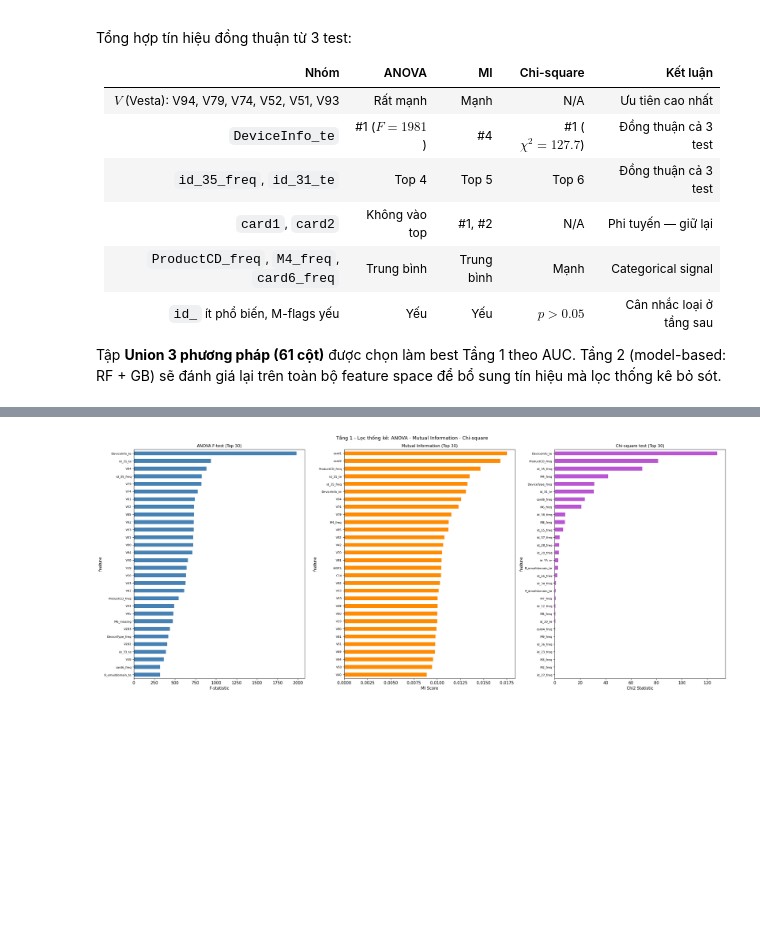
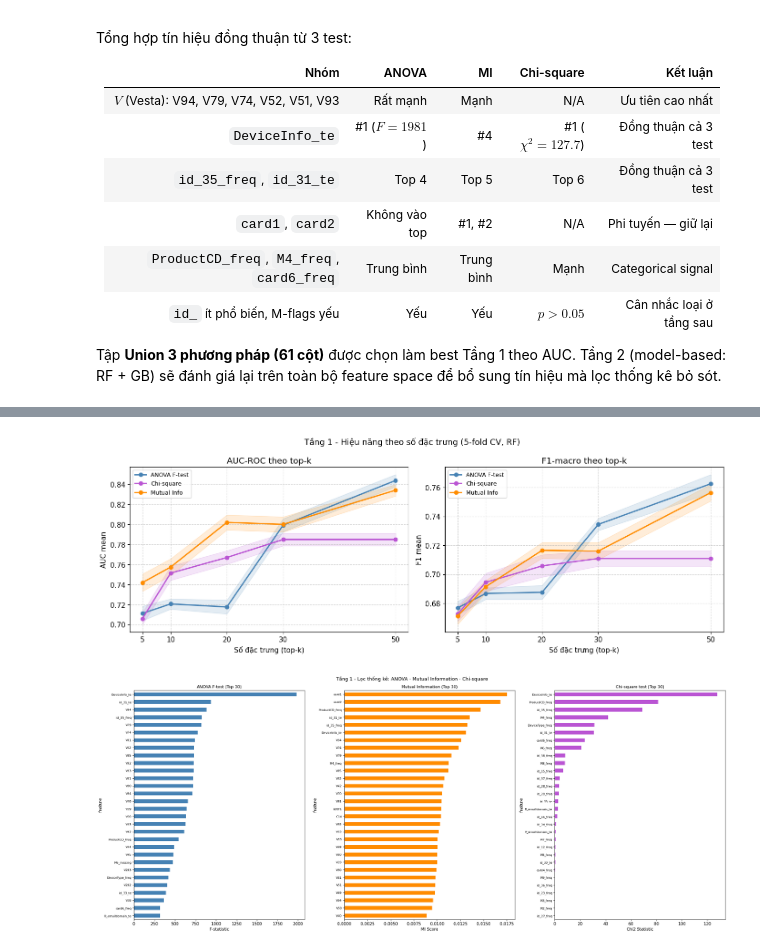
Before and after one commit to phamphuhoa-23/datapreprocessing, a Jupyter notebook: Source/notebooks/05_preprocessing_tabular.ipynb, the cells around one changed output, grey strips where cells are left out. Drawn from its saved outputs; the diff is of its cells as text; code cells hidden in the pictures; blank space fills up the shorter version.

```diff
--- a/Source/notebooks/05_preprocessing_tabular.ipynb
+++ b/Source/notebooks/05_preprocessing_tabular.ipynb
@@ -1965,3 +1966,75 @@ Tổng hợp tín hiệu đồng thuận từ 3 test:
 | `id_` ít phổ biến, M-flags yếu | Yếu | Yếu | $p > 0.05$ | Cân nhắc loại ở tầng sau |
 
 Tập **Union 3 phương pháp (61 cột)** được chọn làm best Tầng 1 theo AUC. Tầng 2 (model-based: RF + GB) sẽ đánh giá lại trên toàn bộ feature space để bổ sung tín hiệu mà lọc thống kê bỏ sót.
+# %%
+# ── Sweep top-k: hiệu năng theo số lượng đặc trưng ──────────────────────
+print("\n" + "="*60)
+print("TẦNG 1 - SWEEP TOP-K (k = 5, 10, 20, 30, 50)")
+print("="*60)
+
+topk_vals = [5, 10, 20, 30, 50]
+ranked_pools = {
+    'ANOVA F-test': anova_df['feature'].tolist(),
+    'Mutual Info':  mi_df['feature'].tolist(),
+    'Chi-square':   chi2_df['feature'].tolist() if not chi2_df.empty else [],
+}
+
+sweep_rows = []
+for method, pool in ranked_pools.items():
+    if not pool:
+        continue
+    for k in topk_vals:
+        feats_k = [f for f in pool[:k] if f in X_bench_t1.columns]
+        if len(feats_k) < 2:
+            continue
+        with warnings.catch_warnings():
+            warnings.simplefilter("ignore")
+            cv_k = cross_validate(
+                clf_bench, X_bench_t1[feats_k], y_bench_t1,
+                cv=skf,
+                scoring={'auc': 'roc_auc', 'f1': f1_macro},
+                n_jobs=-1
+            )
+        sweep_rows.append({
+            'Phương pháp': method,
+            'k':           k,
+            'AUC mean':    round(cv_k['test_auc'].mean(), 4),
+            'AUC std':     round(cv_k['test_auc'].std(),  4),
+            'F1 mean':     round(cv_k['test_f1'].mean(),  4),
+            'F1 std':      round(cv_k['test_f1'].std(),   4),
+        })
+        print(f"  [{method}] k={k:2d}: "
+              f"AUC={cv_k['test_auc'].mean():.4f}±{cv_k['test_auc'].std():.4f} | "
+              f"F1={cv_k['test_f1'].mean():.4f}±{cv_k['test_f1'].std():.4f}")
+
+sweep_df = pd.DataFrame(sweep_rows)
+print("\nBẢNG SWEEP TOP-K:")
+print(sweep_df.to_string(index=False))
+
+# ── Vẽ biểu đồ AUC và F1 theo k ─────────────────────────────────────────
+fig, axes = plt.subplots(1, 2, figsize=(14, 5))
+palette = {'ANOVA F-test': 'steelblue', 'Mutual Info': 'darkorange', 'Chi-square': 'mediumorchid'}
+
+for metric, ax, title in [('AUC mean', axes[0], 'AUC-ROC theo top-k'),
+                           ('F1 mean',  axes[1], 'F1-macro theo top-k')]:
+    std_col = metric.replace('mean', 'std')
+    for method, grp in sweep_df.groupby('Phương pháp'):
+        grp = grp.sort_values('k')
+        ax.plot(grp['k'], grp[metric], marker='o',
+                label=method, color=palette.get(method), linewidth=2)
+        ax.fill_between(grp['k'],
+                        grp[metric] - grp[std_col],
+                        grp[metric] + grp[std_col],
+                        color=palette.get(method), alpha=0.15)
+    ax.set_xlabel('Số đặc trưng (top-k)')
+    ax.set_ylabel(metric)
+    ax.set_title(title)
+    ax.set_xticks(topk_vals)
+    ax.legend(fontsize=9)
+    ax.grid(True, linestyle='--', alpha=0.5)
+
+plt.suptitle('Tầng 1 - Hiệu năng theo số đặc trưng (5-fold CV, RF)', fontsize=13)
+plt.tight_layout()
+plt.savefig(os.path.join(OUTPUT_DIR, 'fig_t1_sweep_topk.png'), dpi=100, bbox_inches='tight')
+plt.show()
+# %% [output]
@@ -1968,3 +2058,4 @@ Tập **Union 3 phương pháp (61 cột)** được chọn làm best Tầng 1 t
+[figure, added]
 # %%
 # Biểu đồ so sánh 3 phương pháp lọc thống kê (3 subplot)
 fig, axes = plt.subplots(1, 3, figsize=(24, 10))
```
Also changed, not shown: parts of 17 cells of this notebook.
